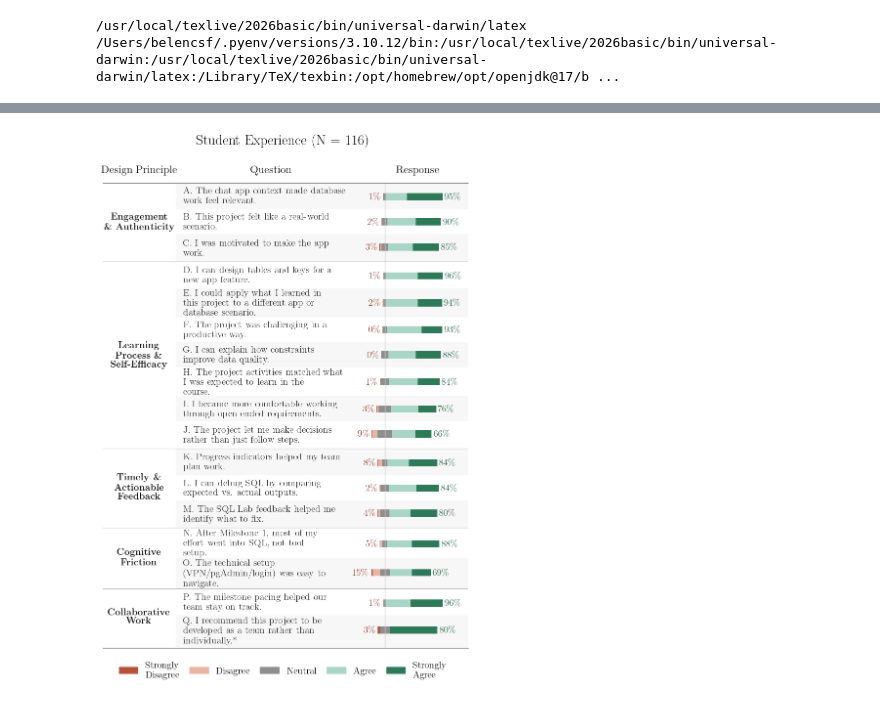
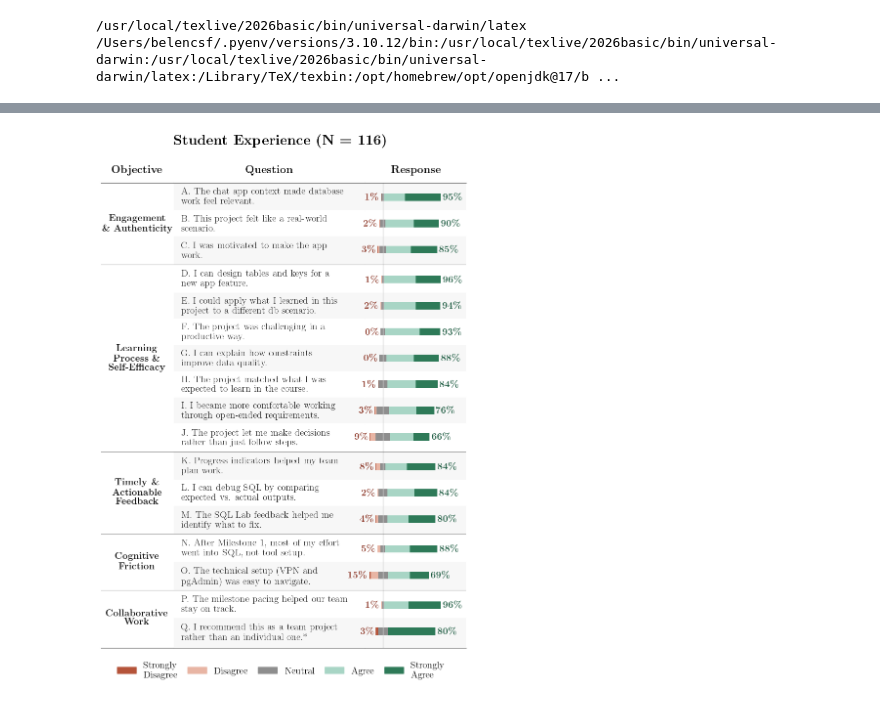
Before and after one commit to bcsaldias/sigcse-ai-2027, a Jupyter notebook: likert/v2_Info330_ExploratoryDataAnalysis.ipynb, the cells around one changed output, grey strips where cells are left out. Cells and saved outputs as stored; diff of their text form; code cells hidden in the pictures.

```diff
--- a/likert/v2_Info330_ExploratoryDataAnalysis.ipynb
+++ b/likert/v2_Info330_ExploratoryDataAnalysis.ipynb
@@ -37,3 +57,8 @@ print(os.environ["PATH"])
+# %%
+df = df.rename(columns={
+    'Learning process & self‑efficacy [The project activities matched what I was expected to learn in the course.]': 'Learning process & self‑efficacy [The project matched what I was expected to learn in the course.]',
+    "Cognitive load / friction [The technical setup (VPN/pgAdmin/login) was easy to navigate.]": "Cognitive load / friction [The technical setup (VPN and pgAdmin) was easy to navigate.]",
+"Learning process & self‑efficacy [I could apply what I learned in this project to a different app or database scenario.]": "Learning process & self‑efficacy [I could apply what I learned in this project to a different db scenario.]"})
 # %%
 # ## ADD one, wiht *.
 
@@ -102,8 +127,13 @@ def split_question(text):
         category, question = "Other", text
     return category, question
 
-def wrap_text(text, width=35):
-    return "\n".join(textwrap.wrap(text, width))
+def wrap_text(text, width=36):
+    tmp = "\n".join(textwrap.wrap(text, width))
+    if "pgAdmin" in tmp:
+        a, b = tmp.split("pgAdmin")
+        b = b.replace('\n', ' ')
+        return a + "pgAdmin" + b
+    return tmp
 
 
 
@@ -129,7 +159,7 @@ for col in df_likert.columns:
 summary_rows.append(
     {
         "category":          'Team/Coordination',
-        "question":          escape_latex(wrap_text('I recommend this project to be developed as a team rather than individually.*')),
+        "question":          escape_latex(wrap_text('I recommend this as a team project rather than an individual one.*')),
         "Strongly Disagree": 3.45,
         "Disagree":          0,
         "Neutral":           16.38,
@@ -220,9 +250,9 @@ for cat in category_ranges:
         color="#111111", multialignment="center"
     )
 
-ax_cat.set_title("Design Principle", fontsize=font_size*1.15, pad=font_size, fontweight="bold")
-ax_q.set_title("Question", fontsize=font_size*1.15, pad=font_size, fontweight="bold")
-ax_main.set_title("Response", fontsize=font_size*1.15, pad=font_size, fontweight="bold")
+ax_cat.set_title(r"\textbf{" +"Objective}", fontsize=font_size*1.15, pad=font_size, fontweight="bold")
+ax_q.set_title(r"\textbf{" +"Question}", fontsize=font_size*1.15, pad=font_size, fontweight="bold")
+ax_main.set_title(r"\textbf{" +"Response}", fontsize=font_size*1.15, pad=font_size, fontweight="bold")
 
 ax_q.set_xlim(0, 1)
 ax_q.set_xticks([])
@@ -280,9 +310,9 @@ for col in ["Agree", "Strongly Agree"]:
     left_pos += vals
 
 for i, y in enumerate(y_bars):
-    ax_main.text(-(total_neg.iloc[i] + neutral_half[i]) - 3, y, f"{total_neg.iloc[i]:.0f}\%",
+    ax_main.text(-(total_neg.iloc[i] + neutral_half[i]) - 3, y, r"\textbf{" + f"{total_neg.iloc[i]:.0f}" + r"\%}",
                  ha="right", va="center", fontsize=font_size, fontweight="bold", color="#8b3525", zorder=5)
-    ax_main.text( total_pos.iloc[i] + neutral_half[i] + 3, y, f"{total_pos.iloc[i]:.0f}\%",
+    ax_main.text( total_pos.iloc[i] + neutral_half[i] + 3, y, r"\textbf{" + f"{total_pos.iloc[i]:.0f}" + r"\%}",
                  ha="left",  va="center", fontsize=font_size, fontweight="bold", color="#1e5c42", zorder=5)
 
 
@@ -305,32 +335,32 @@ for ax in [ax_cat, ax_q, ax_main]:
             spine.set_visible(False)
         else:
             spine.set_visible(True)
             spine.set_linewidth(0.9)
             spine.set_color(BORDER_COLOR)
 
 ax_cat.invert_yaxis()
 margin = 0.2
 ax_cat.set_ylim(current_y - GAP / 2 + margin, -margin)
 
 legend_handles = [
     plt.Rectangle((0, 0), 1, 1, color=COLORS[lbl], label=wrap_text(lbl, 10))
     for lbl in LIKERT_ORDER
 ]
 fig.legend(
     handles=legend_handles,
     loc="upper center", bbox_to_anchor=(0.5, 0.02),
     ncol=len(LIKERT_ORDER),
     fontsize=font_size, frameon=False,
     columnspacing=1
 )
 
 plt.suptitle(
-    "Student Experience (N = 116)",
+    r"\textbf{" +"Student Experience (N = 116)}",
     fontsize=font_size*1.5, fontweight="semibold", y=0.985
 )
 # ax_main.text(0, ax_main.get_ylim()[0], "0\%", ha="center", va="bottom", fontsize=font_size, color="gray")
 
 fig.tight_layout(rect=[0, 0.01, 1, 0.99])
 plt.show()
 # %% [output]
-[figure, old version]
+[figure, new version]
```
Also changed, not shown: parts of 1 cell of this notebook.
